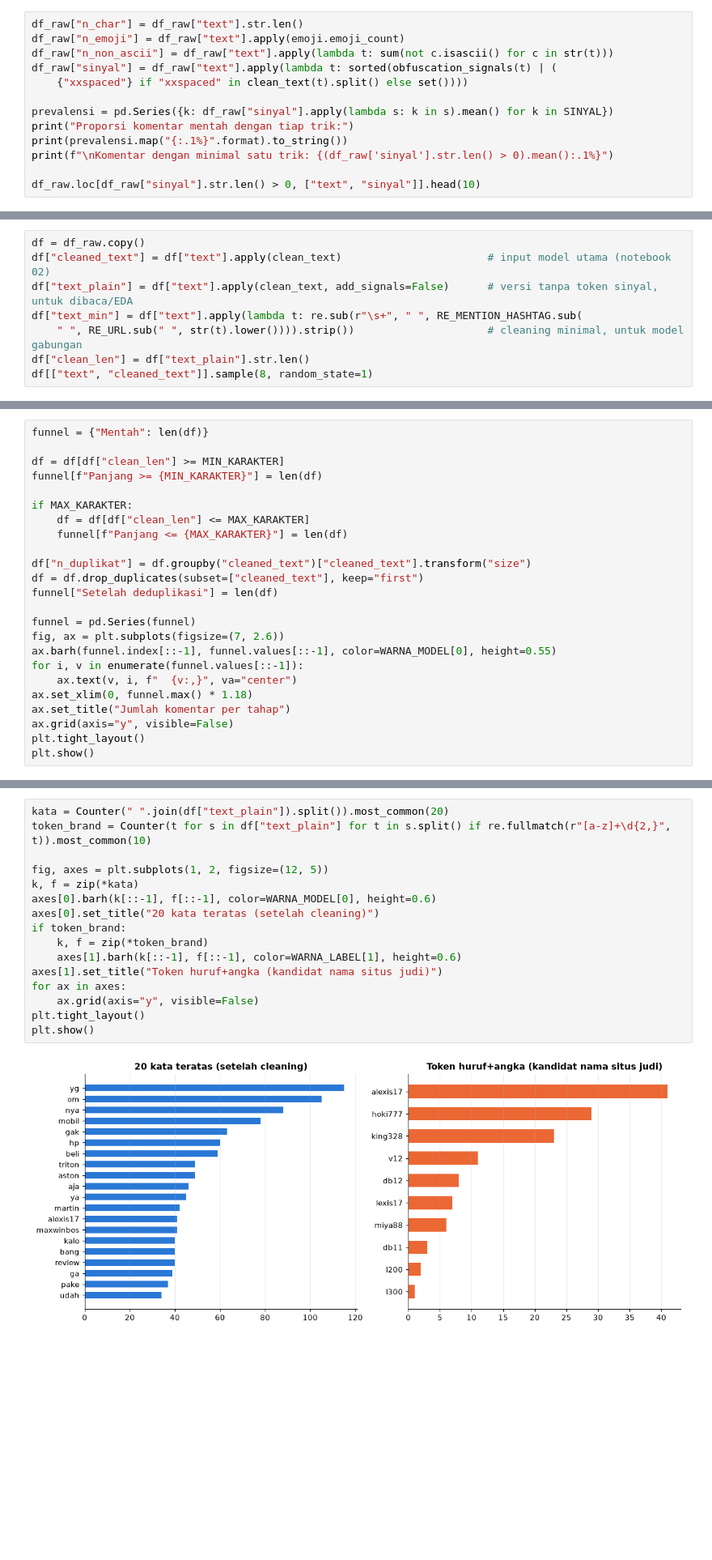
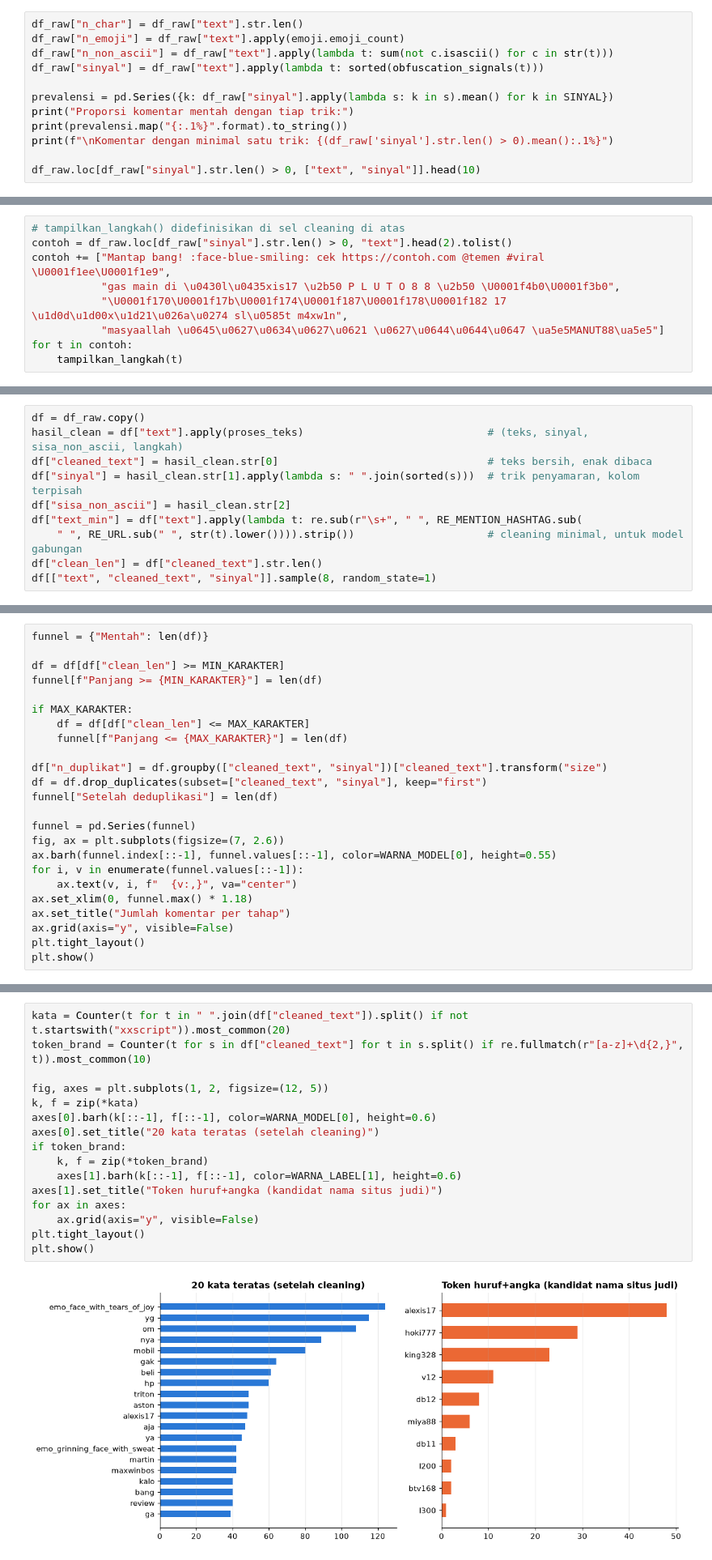
Before and after one commit to itsnatt/Online-Gamblig-Skripsie, a Jupyter notebook: notebooks/01_scraping_eda_cleaning.ipynb, the cells around one changed output, grey strips where cells are left out. Shown at 81% size. Cells and saved outputs as stored; diff of their text form; blank space fills up the shorter version.

```diff
--- a/notebooks/01_scraping_eda_cleaning.ipynb
+++ b/notebooks/01_scraping_eda_cleaning.ipynb
@@ -278,8 +444,7 @@ Sebelum dibersihkan, cek berapa komentar yang memakai trik non-ASCII. Ini **buka
 df_raw["n_char"] = df_raw["text"].str.len()
 df_raw["n_emoji"] = df_raw["text"].apply(emoji.emoji_count)
 df_raw["n_non_ascii"] = df_raw["text"].apply(lambda t: sum(not c.isascii() for c in str(t)))
-df_raw["sinyal"] = df_raw["text"].apply(lambda t: sorted(obfuscation_signals(t) | (
-    {"xxspaced"} if "xxspaced" in clean_text(t).split() else set())))
+df_raw["sinyal"] = df_raw["text"].apply(lambda t: sorted(obfuscation_signals(t)))
 
 prevalensi = pd.Series({k: df_raw["sinyal"].apply(lambda s: k in s).mean() for k in SINYAL})
 print("Proporsi komentar mentah dengan tiap trik:")
@@ -389,0 +538,9 @@ for t in contoh:
+# %%
+# tampilkan_langkah() didefinisikan di sel cleaning di atas
+contoh = df_raw.loc[df_raw["sinyal"].str.len() > 0, "text"].head(2).tolist()
+contoh += ["Mantap bang! :face-blue-smiling: cek https://contoh.com @temen #viral \U0001f1ee\U0001f1e9",
+           "gas main di \u0430l\u0435xis17 \u2b50 P L U T O 8 8 \u2b50 \U0001f4b0\U0001f3b0",
+           "\U0001f170\U0001f17b\U0001f174\U0001f187\U0001f178\U0001f182 17 \u1d0d\u1d00x\u1d21\u026a\u0274 sl\u0585t m4xw1n",
+           "masyaallah \u0645\u0627\u0634\u0627\u0621 \u0627\u0644\u0644\u0647 \ua5e5MANUT88\ua5e5"]
+for t in contoh:
+    tampilkan_langkah(t)
@@ -390,9 +565,11 @@ for t in contoh:
 # %%
 df = df_raw.copy()
-df["cleaned_text"] = df["text"].apply(clean_text)                       # input model utama (notebook 02)
-df["text_plain"] = df["text"].apply(clean_text, add_signals=False)      # versi tanpa token sinyal, untuk dibaca/EDA
+hasil_clean = df["text"].apply(proses_teks)                             # (teks, sinyal, sisa_non_ascii, langkah)
+df["cleaned_text"] = hasil_clean.str[0]                                 # teks bersih, enak dibaca
+df["sinyal"] = hasil_clean.str[1].apply(lambda s: " ".join(sorted(s)))  # trik penyamaran, kolom terpisah
+df["sisa_non_ascii"] = hasil_clean.str[2]
 df["text_min"] = df["text"].apply(lambda t: re.sub(r"\s+", " ", RE_MENTION_HASHTAG.sub(
     " ", RE_URL.sub(" ", str(t).lower()))).strip())                     # cleaning minimal, untuk model gabungan
-df["clean_len"] = df["text_plain"].str.len()
-df[["text", "cleaned_text"]].sample(8, random_state=1)
+df["clean_len"] = df["cleaned_text"].str.len()
+df[["text", "cleaned_text", "sinyal"]].sample(8, random_state=1)
 # %% [output]
@@ -423,8 +623,8 @@ if MAX_KARAKTER:
     df = df[df["clean_len"] <= MAX_KARAKTER]
     funnel[f"Panjang <= {MAX_KARAKTER}"] = len(df)
 
-df["n_duplikat"] = df.groupby("cleaned_text")["cleaned_text"].transform("size")
-df = df.drop_duplicates(subset=["cleaned_text"], keep="first")
+df["n_duplikat"] = df.groupby(["cleaned_text", "sinyal"])["cleaned_text"].transform("size")
+df = df.drop_duplicates(subset=["cleaned_text", "sinyal"], keep="first")
 funnel["Setelah deduplikasi"] = len(df)
 
 funnel = pd.Series(funnel)
@@ -442,23 +642,23 @@ plt.show()
 # %% [markdown]
 ## 6. EDA setelah cleaning
 # %%
-kata = Counter(" ".join(df["text_plain"]).split()).most_common(20)
-token_brand = Counter(t for s in df["text_plain"] for t in s.split() if re.fullmatch(r"[a-z]+\d{2,}", t)).most_common(10)
+kata = Counter(t for t in " ".join(df["cleaned_text"]).split() if not t.startswith("xxscript")).most_common(20)
+token_brand = Counter(t for s in df["cleaned_text"] for t in s.split() if re.fullmatch(r"[a-z]+\d{2,}", t)).most_common(10)
 
 fig, axes = plt.subplots(1, 2, figsize=(12, 5))
 k, f = zip(*kata)
 axes[0].barh(k[::-1], f[::-1], color=WARNA_MODEL[0], height=0.6)
 axes[0].set_title("20 kata teratas (setelah cleaning)")
 if token_brand:
     k, f = zip(*token_brand)
     axes[1].barh(k[::-1], f[::-1], color=WARNA_LABEL[1], height=0.6)
 axes[1].set_title("Token huruf+angka (kandidat nama situs judi)")
 for ax in axes:
     ax.grid(axis="y", visible=False)
 plt.tight_layout()
 plt.show()
 # %% [output]
-[figure, old version]
+[figure, new version]
 # %%
 wc = WordCloud(width=900, height=380, background_color="white", colormap="Blues", random_state=42)
 plt.figure(figsize=(11, 4.5))
```
Also changed, not shown: parts of 19 cells of this notebook, 16 other files.
